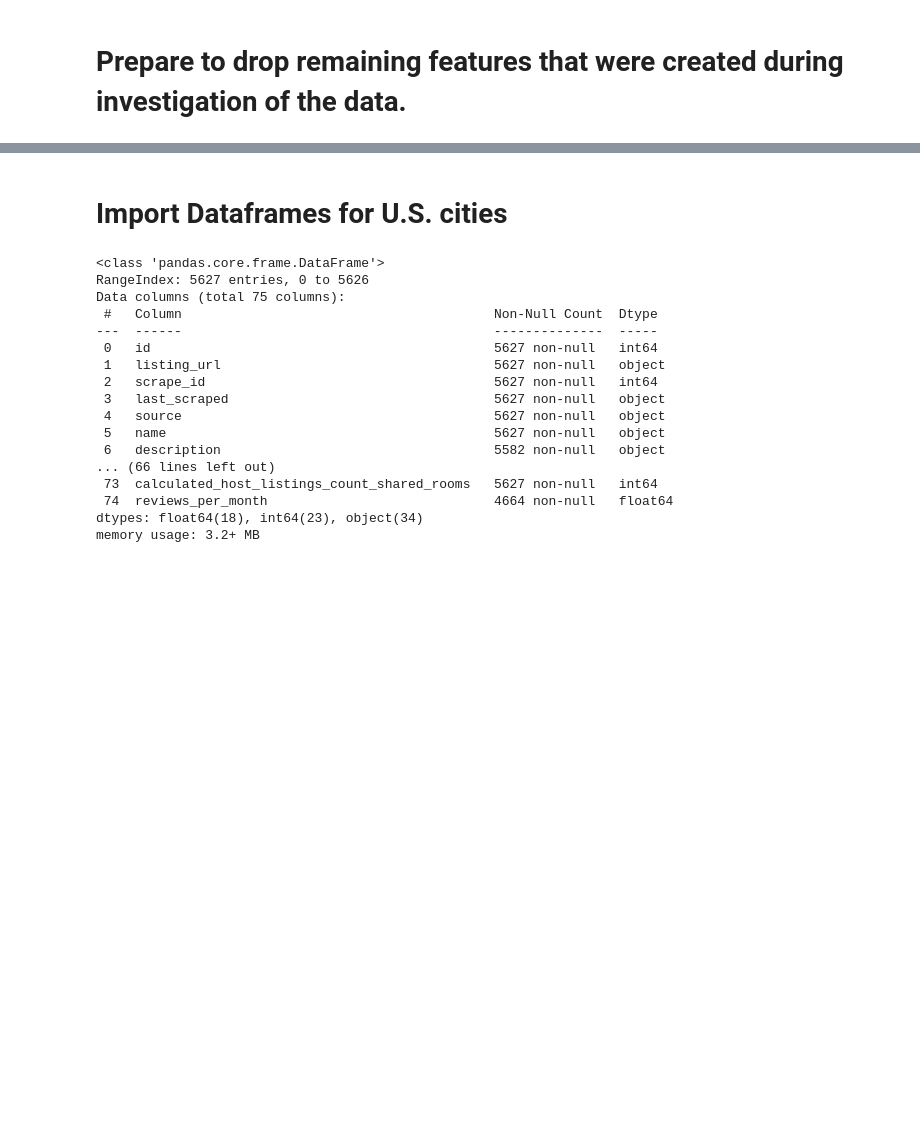
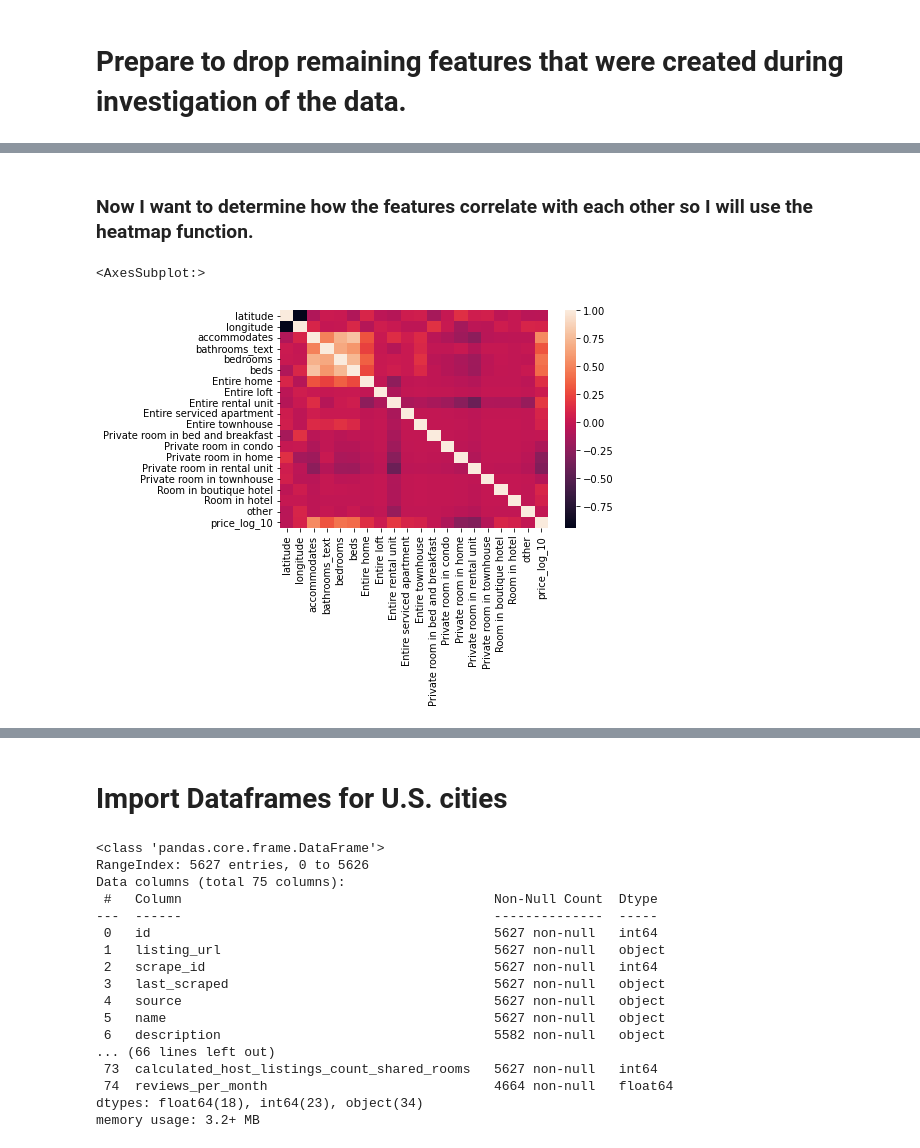
Before and after one commit to roscobosco2745/SpringboardRepo, a Jupyter notebook: Airbnb_project/Capstone_Airbnb_US_Europe.ipynb, the cells around one changed output, grey strips where cells are left out. Cells and saved outputs as stored; diff of their text form; code cells hidden in the pictures; blank space fills up the shorter version.

Commit message:
Updated Airbnb_US_Europe project

```diff
--- a/Airbnb_project/Capstone_Airbnb_US_Europe.ipynb
+++ b/Airbnb_project/Capstone_Airbnb_US_Europe.ipynb
@@ -485,0 +584,3 @@ See the caveats in the documentation: https://pandas.pydata.org/pandas-docs/stab
+# %%
+Europe_final = Europe_final.rename(columns = {'price_log 10' : 'price_log_10'})
+Europe_final
@@ -485,0 +616,2 @@ See the caveats in the documentation: https://pandas.pydata.org/pandas-docs/stab
+# %%
+Europe_final['price_1st'] = pow(10, Europe_final['price_log_10'])
@@ -485,0 +628,4 @@ See the caveats in the documentation: https://pandas.pydata.org/pandas-docs/stab
+# %%
+Europe_final['price_log_10'] = np.log10(Europe_final['price_1st'])
+# %%
+Europe_final = Europe_final.drop(columns = 'price_1st')
@@ -485,0 +666,7 @@ See the caveats in the documentation: https://pandas.pydata.org/pandas-docs/stab
+# %% [markdown]
+### Now I want to determine how the features correlate with each other so I will use the heatmap function.
+# %%
+sns.heatmap(Europe_final.corr())
+# %% [output]
+<AxesSubplot:>
+[figure, added]
```
Also changed, not shown: parts of 69 cells of this notebook.
